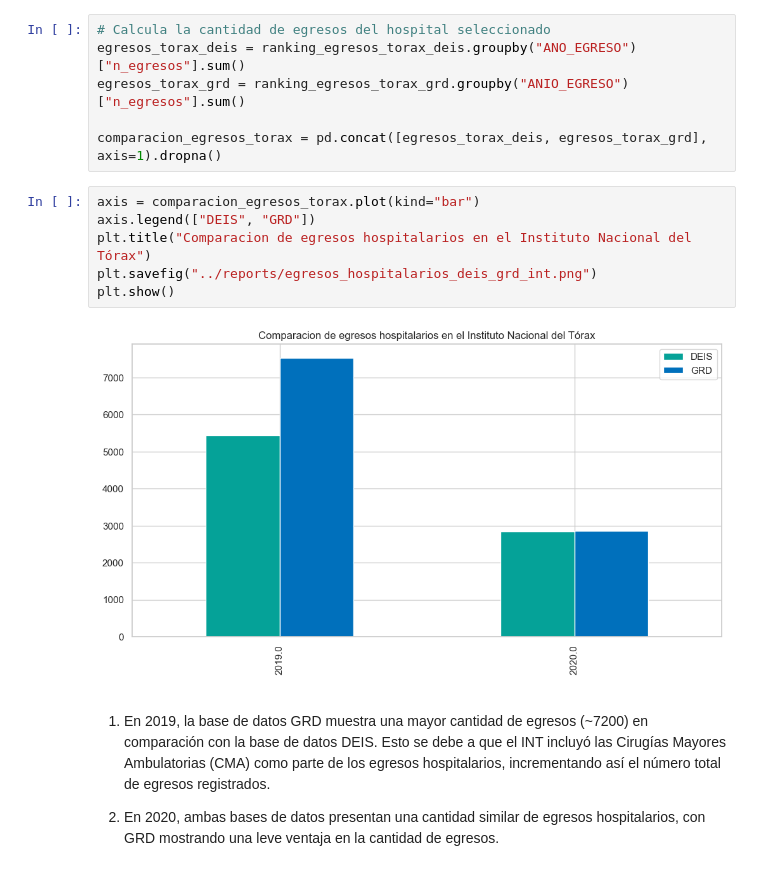
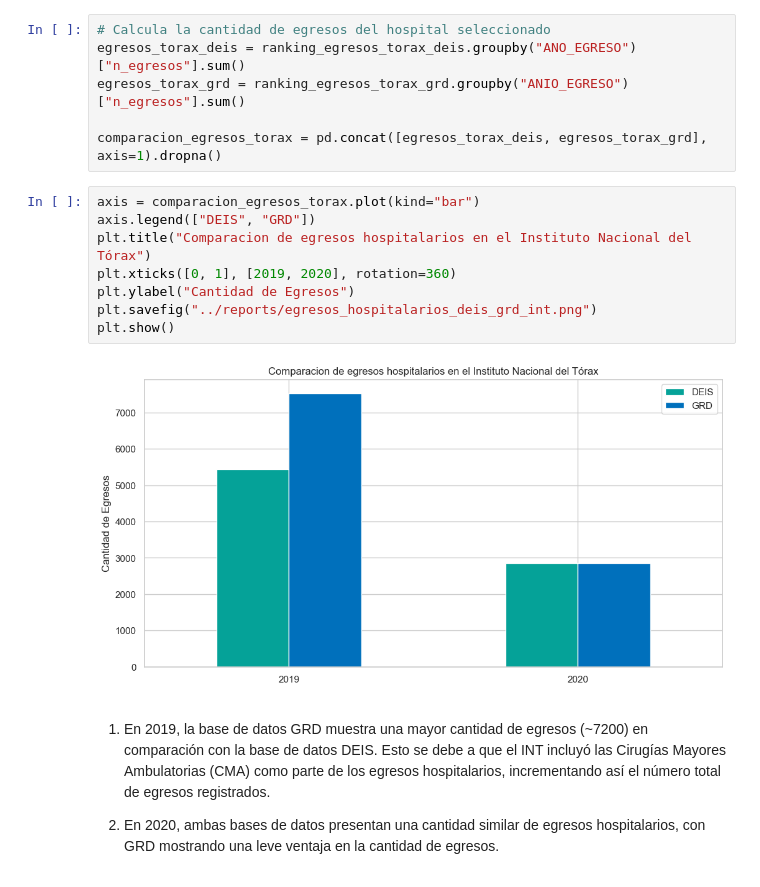
Before and after one commit to JavierRojas14/grd, a Jupyter notebook: notebooks/6.0-jrb-comparison-of-discharges-grd-and-deis.ipynb, the cells around one changed output. Saved outputs shown, nothing was run; the diff lists cells and outputs as text.

```diff
--- a/notebooks/6.0-jrb-comparison-of-discharges-grd-and-deis.ipynb
+++ b/notebooks/6.0-jrb-comparison-of-discharges-grd-and-deis.ipynb
@@ -147,11 +151,13 @@ comparacion_egresos_torax = pd.concat([egresos_torax_deis, egresos_torax_grd], a
 # %%
 axis = comparacion_egresos_torax.plot(kind="bar")
 axis.legend(["DEIS", "GRD"])
 plt.title("Comparacion de egresos hospitalarios en el Instituto Nacional del Tórax")
+plt.xticks([0, 1], [2019, 2020], rotation=360)
+plt.ylabel("Cantidad de Egresos")
 plt.savefig("../reports/egresos_hospitalarios_deis_grd_int.png")
 plt.show()
 # %% [output]
-[figure, old version]
+[figure, new version]
 # %% [markdown]
 1. En 2019, la base de datos GRD muestra una mayor cantidad de egresos (~7200) en comparación con la base de datos DEIS. Esto se debe a que el INT incluyó las Cirugías Mayores Ambulatorias (CMA) como parte de los egresos hospitalarios, incrementando así el número total de egresos registrados.
 
```
Also changed, not shown: parts of 2 cells of this notebook.
